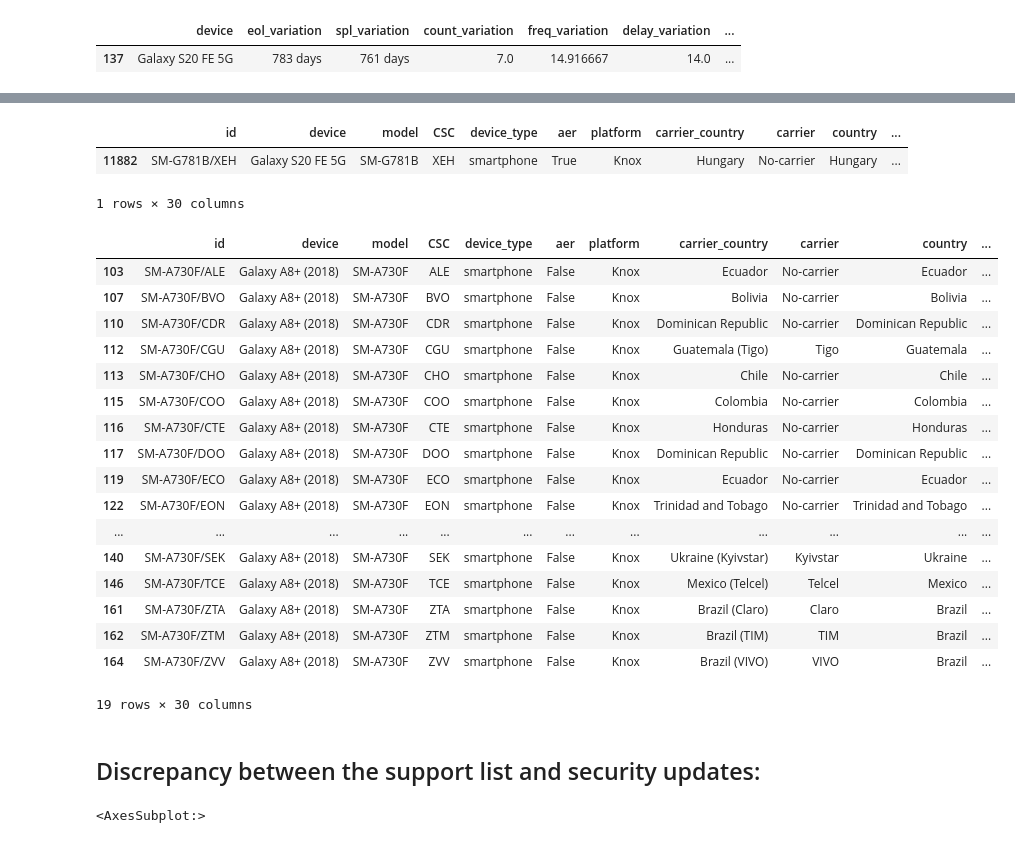
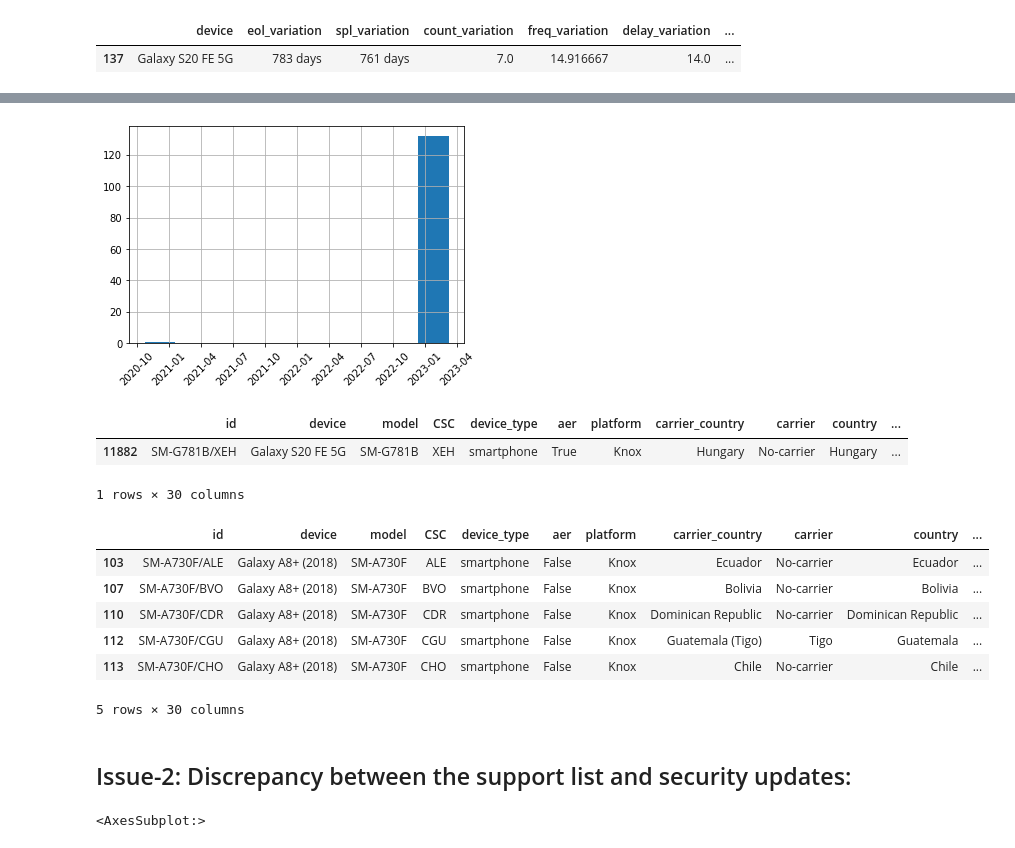
Before and after one commit to cslfiu/Android-Security-Updates, a Jupyter notebook: Code/5-Key-Issues.ipynb, the cells around one changed output, grey strips where cells are left out. Cells and saved outputs as stored; diff of their text form; code cells hidden in the pictures.

```diff
--- a/Code/5-Key-Issues.ipynb
+++ b/Code/5-Key-Issues.ipynb
@@ -417,3 +380,16 @@ df_final_samsung[df_final_samsung.device=='Galaxy S20 FE 5G']['last_release_date
+# %%
+import matplotlib.pyplot as plt
+
+# Plot the histogram
+df_final_samsung[df_final_samsung.device=='Galaxy S20 FE 5G']['last_release_date'].hist()
+
+# Rotate the x-axis ticks by 45 degrees (or any angle you prefer)
+plt.xticks(rotation=45)
+
+# Show the plot
+plt.show()
+# %% [output]
+[figure, added]
 # %%
 df_final_samsung[(df_final_samsung.device=='Galaxy S20 FE 5G')&(df_final_samsung['last_release_date']<'2021-01-01')]
 # %% [output]
@@ -421,28 +397,17 @@ df_final_samsung[(df_final_samsung.device=='Galaxy S20 FE 5G')&(df_final_samsung
 | 11882 | SM-G781B/XEH | Galaxy S20 FE 5G | SM-G781B | XEH | smartphone | True | Knox | Hungary | No-carrier | Hungary | ... |
 1 rows × 30 columns
 # %%
-df_final_samsung[(df_final_samsung.device=='Galaxy A8+ (2018)')&(df_final_samsung['last_release_date']>'2022-02-01')]
+df_final_samsung[(df_final_samsung.device=='Galaxy A8+ (2018)')&(df_final_samsung['last_release_date']>'2022-02-01')].head()
 # %% [output]
 |  | id | device | model | CSC | device_type | aer | platform | carrier_country | carrier | country | ... |
 | 103 | SM-A730F/ALE | Galaxy A8+ (2018) | SM-A730F | ALE | smartphone | False | Knox | Ecuador | No-carrier | Ecuador | ... |
 | 107 | SM-A730F/BVO | Galaxy A8+ (2018) | SM-A730F | BVO | smartphone | False | Knox | Bolivia | No-carrier | Bolivia | ... |
 | 110 | SM-A730F/CDR | Galaxy A8+ (2018) | SM-A730F | CDR | smartphone | False | Knox | Dominican Republic | No-carrier | Dominican Republic | ... |
 | 112 | SM-A730F/CGU | Galaxy A8+ (2018) | SM-A730F | CGU | smartphone | False | Knox | Guatemala (Tigo) | Tigo | Guatemala | ... |
 | 113 | SM-A730F/CHO | Galaxy A8+ (2018) | SM-A730F | CHO | smartphone | False | Knox | Chile | No-carrier | Chile | ... |
-| 115 | SM-A730F/COO | Galaxy A8+ (2018) | SM-A730F | COO | smartphone | False | Knox | Colombia | No-carrier | Colombia | ... |
-| 116 | SM-A730F/CTE | Galaxy A8+ (2018) | SM-A730F | CTE | smartphone | False | Knox | Honduras | No-carrier | Honduras | ... |
-| 117 | SM-A730F/DOO | Galaxy A8+ (2018) | SM-A730F | DOO | smartphone | False | Knox | Dominican Republic | No-carrier | Dominican Republic | ... |
-| 119 | SM-A730F/ECO | Galaxy A8+ (2018) | SM-A730F | ECO | smartphone | False | Knox | Ecuador | No-carrier | Ecuador | ... |
-| 122 | SM-A730F/EON | Galaxy A8+ (2018) | SM-A730F | EON | smartphone | False | Knox | Trinidad and Tobago | No-carrier | Trinidad and Tobago | ... |
-| ... | ... | ... | ... | ... | ... | ... | ... | ... | ... | ... | ... |
-| 140 | SM-A730F/SEK | Galaxy A8+ (2018) | SM-A730F | SEK | smartphone | False | Knox | Ukraine (Kyivstar) | Kyivstar | Ukraine | ... |
-| 146 | SM-A730F/TCE | Galaxy A8+ (2018) | SM-A730F | TCE | smartphone | False | Knox | Mexico (Telcel) | Telcel | Mexico | ... |
-| 161 | SM-A730F/ZTA | Galaxy A8+ (2018) | SM-A730F | ZTA | smartphone | False | Knox | Brazil (Claro) | Claro | Brazil | ... |
-| 162 | SM-A730F/ZTM | Galaxy A8+ (2018) | SM-A730F | ZTM | smartphone | False | Knox | Brazil (TIM) | TIM | Brazil | ... |
-| 164 | SM-A730F/ZVV | Galaxy A8+ (2018) | SM-A730F | ZVV | smartphone | False | Knox | Brazil (VIVO) | VIVO | Brazil | ... |
-19 rows × 30 columns
+5 rows × 30 columns
 # %% [markdown]
-## Discrepancy between the support list and security updates:
+## Issue-2: Discrepancy between the support list and security updates:
 # %%
 df_final_biannual_ended['eol_diff'] = pd.to_datetime(df_final_biannual_ended['last_release_date'])-pd.to_datetime(df_final_biannual_ended['biannual_end'])
 
```
Also changed, not shown: parts of 33 cells of this notebook.
